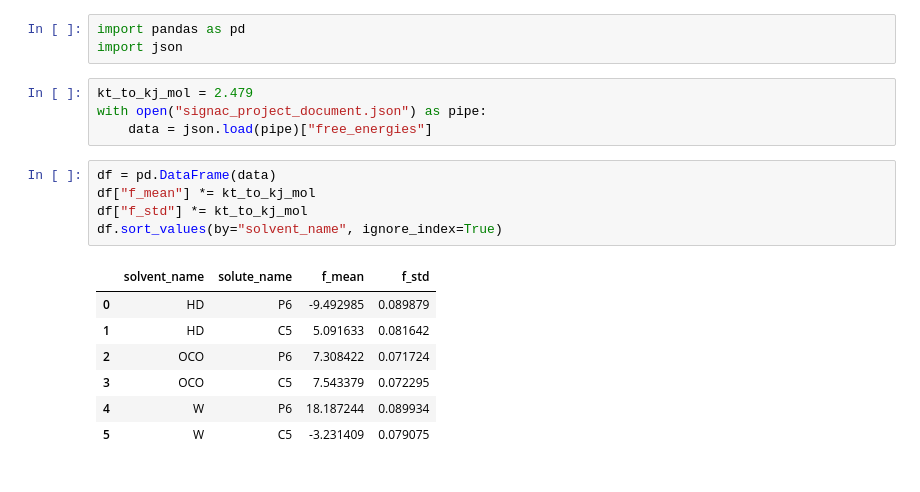
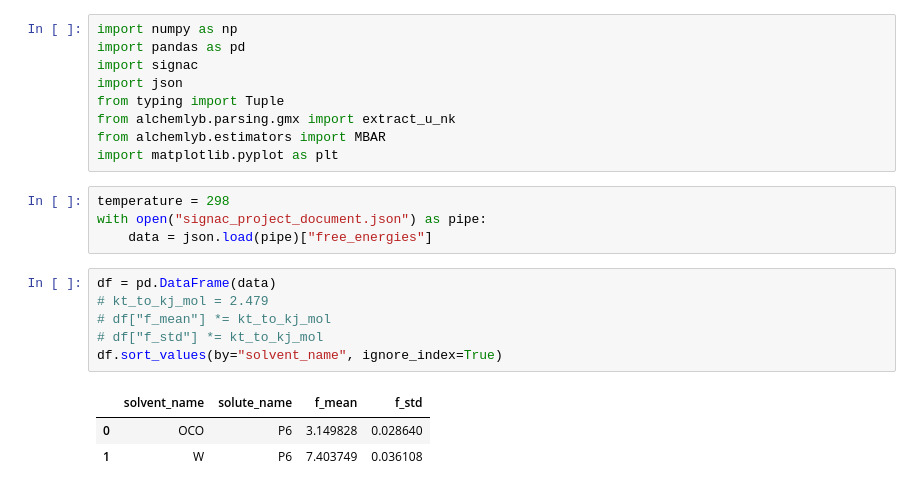
Before and after one commit to tbereau/martignac, a Jupyter notebook: scripts/martini_fep/analysis.ipynb, the cells around one changed output. Drawn from its saved outputs; the diff is of its cells as text.

```diff
--- a/scripts/martini_fep/analysis.ipynb
+++ b/scripts/martini_fep/analysis.ipynb
@@ -1,20 +1,23 @@
-# %%
-import pandas as pd
-import json
+# %%
+import numpy as np
+import pandas as pd
+import signac
+import json
+from typing import Tuple
+from alchemlyb.parsing.gmx import extract_u_nk
+from alchemlyb.estimators import MBAR
+import matplotlib.pyplot as plt
 # %%
-kt_to_kj_mol = 2.479
+temperature = 298
 with open("signac_project_document.json") as pipe:
     data = json.load(pipe)["free_energies"]
 # %%
 df = pd.DataFrame(data)
-df["f_mean"] *= kt_to_kj_mol
-df["f_std"] *= kt_to_kj_mol
+# kt_to_kj_mol = 2.479
+# df["f_mean"] *= kt_to_kj_mol
+# df["f_std"] *= kt_to_kj_mol
 df.sort_values(by="solvent_name", ignore_index=True)
 # %% [output]
 |  | solvent_name | solute_name | f_mean | f_std |
-| 0 | HD | P6 | -9.492985 | 0.089879 |
-| 1 | HD | C5 | 5.091633 | 0.081642 |
-| 2 | OCO | P6 | 7.308422 | 0.071724 |
-| 3 | OCO | C5 | 7.543379 | 0.072295 |
-| 4 | W | P6 | 18.187244 | 0.089934 |
-| 5 | W | C5 | -3.231409 | 0.079075 |
+| 0 | OCO | P6 | 3.149828 | 0.028640 |
+| 1 | W | P6 | 7.403749 | 0.036108 |
```
Also changed, not shown: parts of 15 cells of this notebook, 3 other files.
